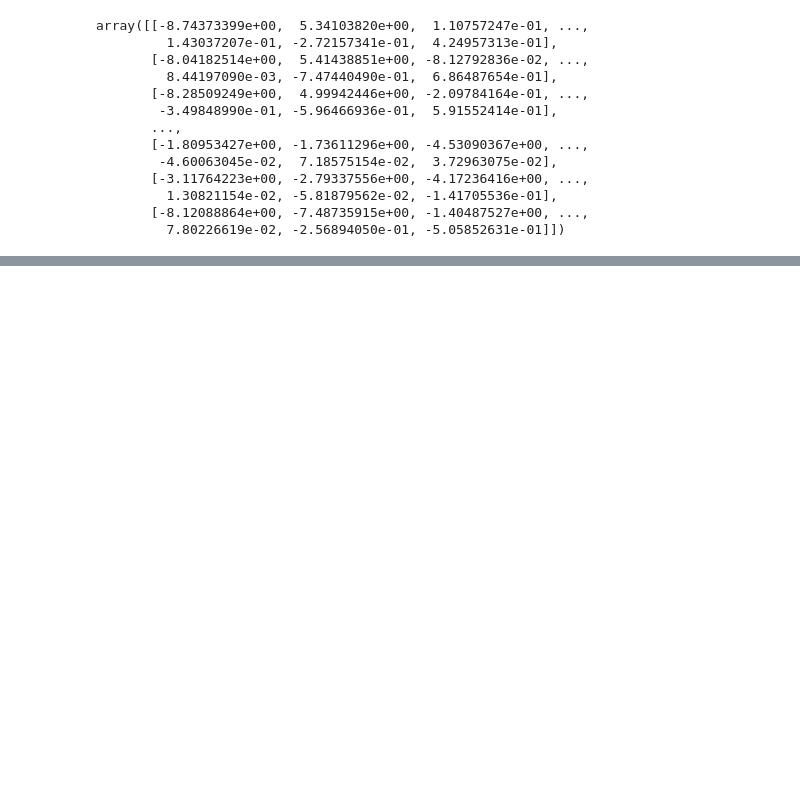
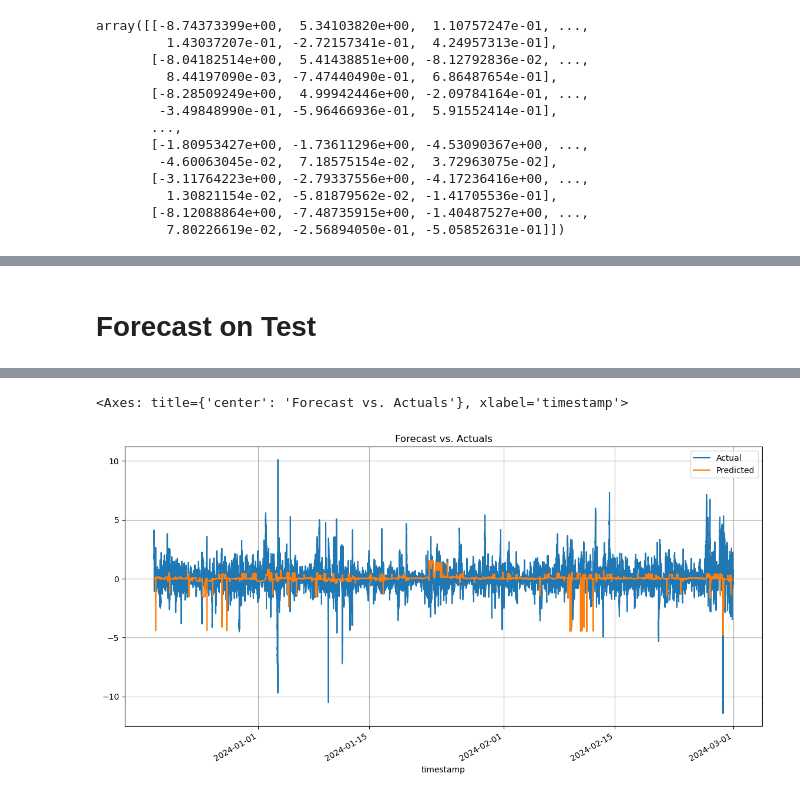
Before and after one commit to ShamithMG/DRW-Crypto-Prediction, a Jupyter notebook: XGBoost/model1.ipynb, the cells around one changed output, grey strips where cells are left out. Drawn from its saved outputs; the diff is of its cells as text; code cells hidden in the pictures; blank space fills up the shorter version.

```diff
--- a/XGBoost/model1.ipynb
+++ b/XGBoost/model1.ipynb
@@ -250,4 +239,13 @@ Index(['bid_qty', 'ask_qty', 'buy_qty', 'sell_qty', 'volume', 'X1', 'X2', 'X3',
+# %%
+split_point = int(len(x_pca) * 0.8)
+y = df['label']
+
+X_train, X_test = x_pca[:split_point], x_pca[split_point:]
+y_train, y_test = y[:split_point], y[split_point:]
 # %%
-reg = xgb.XGBRegressor(n_estimators=1000)
-reg.fit()
+reg = xgb.XGBRegressor(n_estimators=1000, early_stopping_rounds=200)
+reg.fit(X_train, y_train,
+        eval_set=[(X_train, y_train), (X_test, y_test)],
+        verbose=100
+        )
 # %% [output]
@@ -254,0 +265,19 @@ TypeError: XGBModel.fit() missing 2 required positional arguments: 'X' and 'y'
+# %% [markdown]
+# Forecast on Test
+# %%
+predictions = reg.predict(X_test)
+
+comparison_df = pd.DataFrame({
+    'Actual': y_test,
+    'Predicted': predictions
+})
+
+print("Comparison of Actual vs. Predicted Values:")
+print(comparison_df.head())
+
+comparison_df.plot(
+    figsize=(14, 7),
+    title='Forecast vs. Actuals',
+    grid=True
+)
+# %% [output]
@@ -254,0 +292,2 @@ TypeError: XGBModel.fit() missing 2 required positional arguments: 'X' and 'y'
+<Axes: title={'center': 'Forecast vs. Actuals'}, xlabel='timestamp'>
+[figure, added]
```
Also changed, not shown: parts of 4 cells of this notebook.
